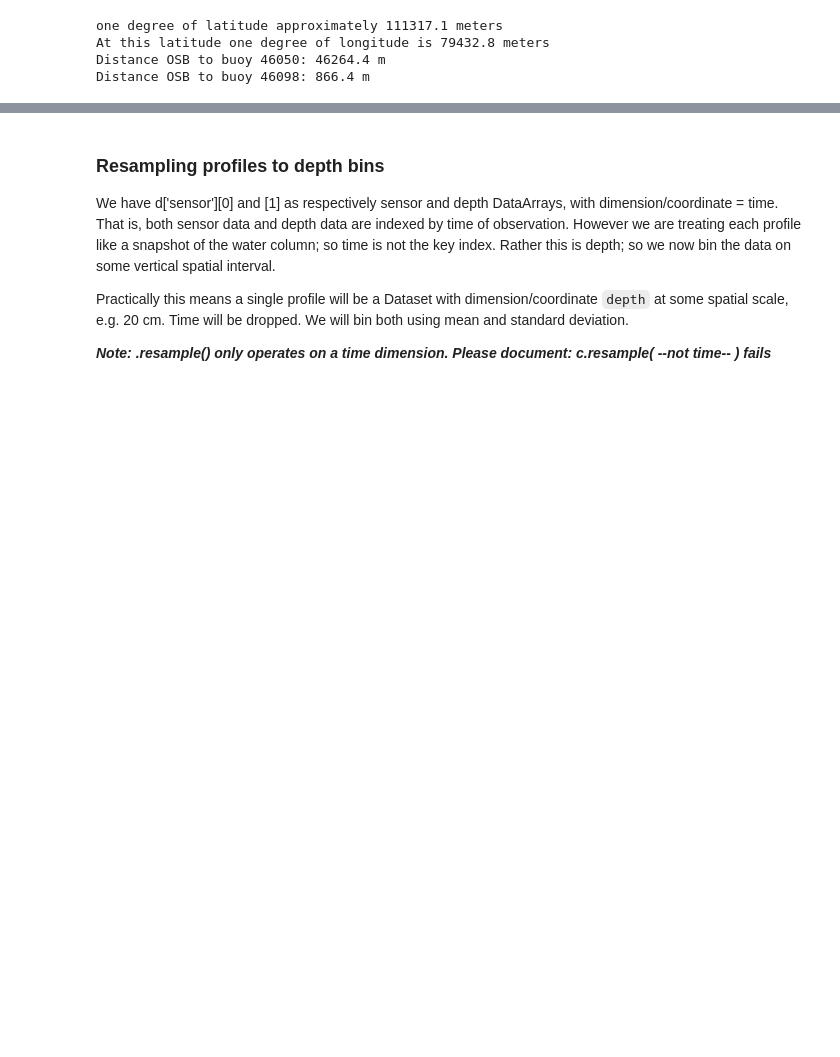
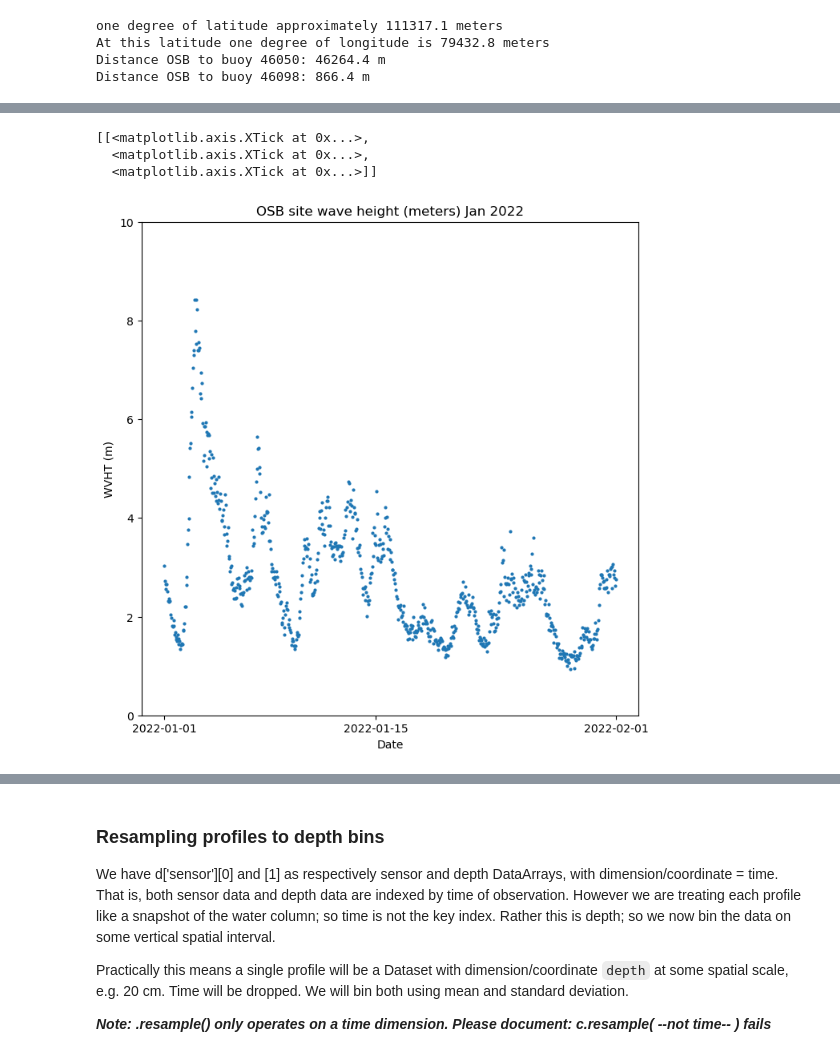
Before and after one commit to geo-smart/oceanography, a Jupyter notebook: book/chapters/epipelargosy.ipynb, the cells around one changed output, grey strips where cells are left out. Saved outputs shown, nothing was run; the diff lists cells and outputs as text; code cells hidden in the pictures; blank space fills up the shorter version.

```diff
--- a/book/chapters/epipelargosy.ipynb
+++ b/book/chapters/epipelargosy.ipynb
@@ -566,0 +619,15 @@ ndbc_path          = ndbc_root_path + ndbc_filename
+# %%
+df = df.astype({'WDIR': 'float'})
+df = df.astype({'WSPD': 'float'})
+df = df.astype({'GST': 'float'})
+df = df.astype({'WVHT': 'float'})
+df = df.astype({'DPD': 'float'})
+df = df.astype({'APD': 'float'})
+df = df.astype({'MWD': 'float'})
+df = df.astype({'PRES': 'float'})
+df = df.astype({'ATMP': 'float'})
+df = df.astype({'WTMP': 'float'})
+df = df.astype({'DEWP': 'float'})
+df = df.astype({'VIS': 'float'})
+df = df.astype({'TIDE': 'float'})
+df
@@ -566,0 +648,3 @@ ndbc_path          = ndbc_root_path + ndbc_filename
+# %%
+dfNaN = df.replace([99, 999], np.NaN)
+dfNaN
@@ -566,0 +667,12 @@ ndbc_path          = ndbc_root_path + ndbc_filename
+# %%
+fig,ax = plt.subplots(figsize=(8,8))
+ax.scatter(dfNaN['Zulu'][1:4459], dfNaN['WVHT'][1:4459], s=4)
+
+# , ds.z, marker='.', ms=11., color='k', mfc='r', linewidth='.0001')
+ax.set(ylim = (0., 10.), title='OSB site wave height (meters) Jan 2022', ylabel='WVHT (m)', xlabel='Date')
+ax.set(xticks=[dt64('2022-01-01'), dt64('2022-01-15T12:00'), dt64('2022-02-01')])
+# %% [output]
+[[<matplotlib.axis.XTick at 0x...>,
+  <matplotlib.axis.XTick at 0x...>,
+  <matplotlib.axis.XTick at 0x...>]]
+[figure, added]
```
Also changed, not shown: parts of 17 cells of this notebook, 3 other files.
